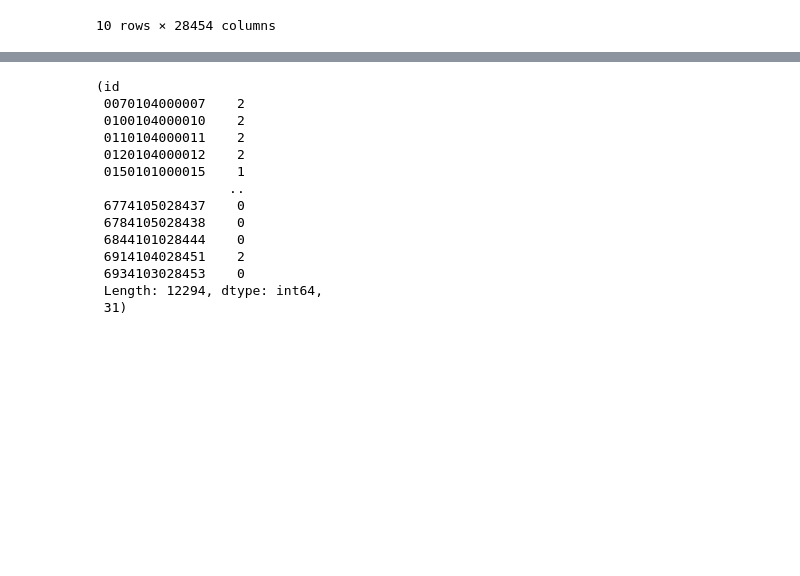
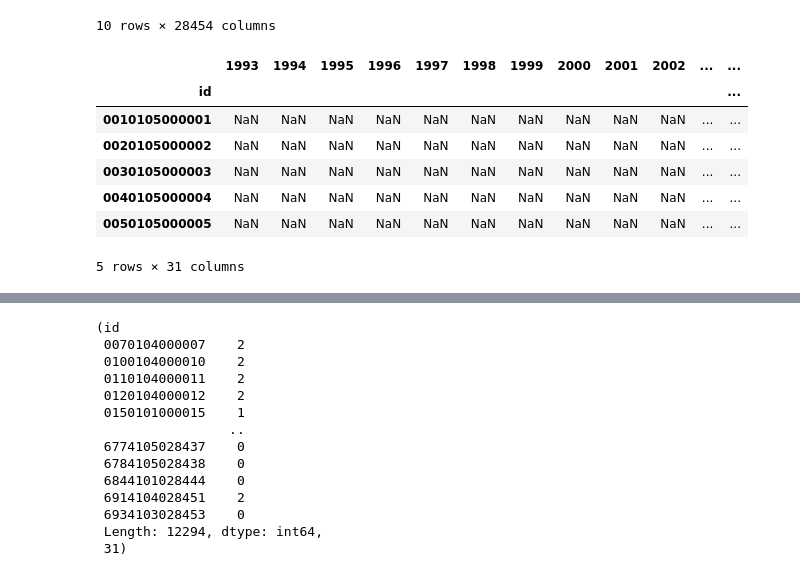
Before and after one commit to 21104988d/FYP, a Jupyter notebook: data_cleaning.ipynb, the cells around one changed output, grey strips where cells are left out. Drawn from its saved outputs; the diff is of its cells as text; code cells hidden in the pictures; blank space fills up the shorter version.

Commit message:
update cleaning data

```diff
--- a/data_cleaning.ipynb
+++ b/data_cleaning.ipynb
@@ -191,3 +191,19 @@ raw_transpose.head(10)
 | 2001 | .. | .. | .. | .. | .. | .. | ... |
 | 2002 | .. | .. | .. | .. | .. | .. | ... |
 10 rows × 28454 columns
+# %%
+# Cleaning empty data
+raw_transpose_na = raw_transpose.replace("..", np.nan)
+raw_db = raw_transpose_na.transpose()
+raw_db.to_csv('rawdatafull.csv')
+
+raw_db.head()
+# %% [output]
+|  | 1993 | 1994 | 1995 | 1996 | 1997 | 1998 | 1999 | 2000 | 2001 | 2002 | ... | ... |
+| id |  |  |  |  |  |  |  |  |  |  |  | ... |
+| 0010105000001 | NaN | NaN | NaN | NaN | NaN | NaN | NaN | NaN | NaN | NaN | ... | ... |
+| 0020105000002 | NaN | NaN | NaN | NaN | NaN | NaN | NaN | NaN | NaN | NaN | ... | ... |
+| 0030105000003 | NaN | NaN | NaN | NaN | NaN | NaN | NaN | NaN | NaN | NaN | ... | ... |
+| 0040105000004 | NaN | NaN | NaN | NaN | NaN | NaN | NaN | NaN | NaN | NaN | ... | ... |
+| 0050105000005 | NaN | NaN | NaN | NaN | NaN | NaN | NaN | NaN | NaN | NaN | ... | ... |
+5 rows × 31 columns
```
Also changed, not shown: parts of 10 cells of this notebook, 4 other files.
